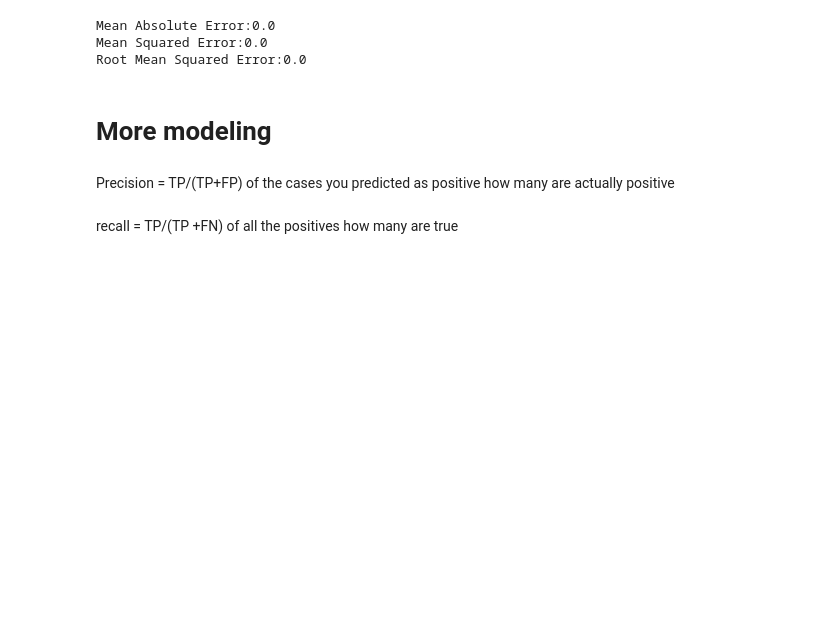
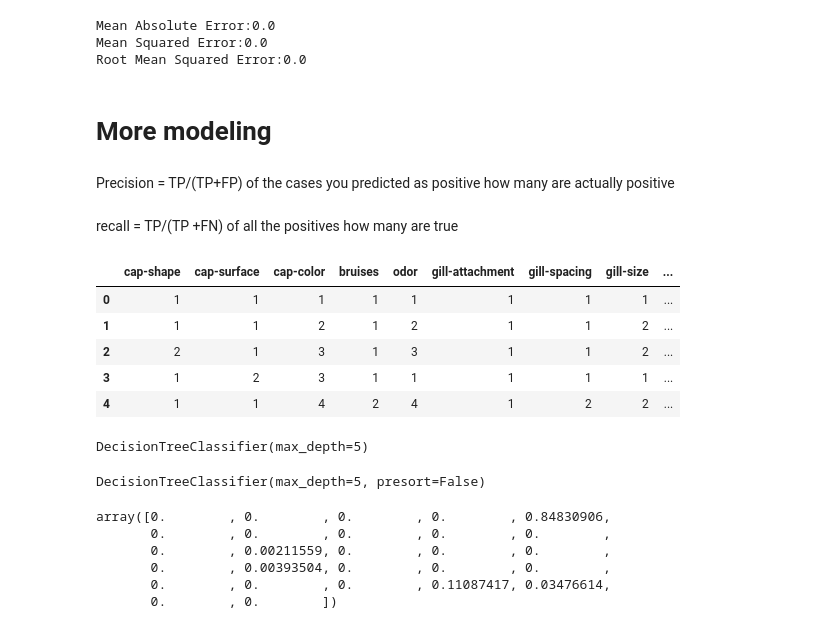
Before and after one commit to raizelistaken/Classification_project3, a Jupyter notebook: Tuesday.ipynb, the cells around one changed output. Saved outputs shown, nothing was run; the diff lists cells and outputs as text; code cells hidden in the pictures; blank space fills up the shorter version.

```diff
--- a/Tuesday.ipynb
+++ b/Tuesday.ipynb
@@ -432,3 +435,16 @@ Precision = TP/(TP+FP)
 of the cases you predicted as positive how many are actually positive
 # %% [markdown]
 recall = TP/(TP +FN) of all the positives how many are true
+# %%
+target = df['class']
+classy = df.drop("class", axis=1)
+# %%
+data = pd.get_dummies(classy)
+data.head()
+# %% [output]
+|  | cap-shape | cap-surface | cap-color | bruises | odor | gill-attachment | gill-spacing | gill-size | ... |
+| 0 | 1 | 1 | 1 | 1 | 1 | 1 | 1 | 1 | ... |
+| 1 | 1 | 1 | 2 | 1 | 2 | 1 | 1 | 2 | ... |
+| 2 | 2 | 1 | 3 | 1 | 3 | 1 | 1 | 2 | ... |
+| 3 | 1 | 2 | 3 | 1 | 1 | 1 | 1 | 1 | ... |
+| 4 | 1 | 1 | 4 | 2 | 4 | 1 | 2 | 2 | ... |
@@ -434,0 +453,24 @@ recall = TP/(TP +FN) of all the positives how many are true
+# %%
+# Instantiate and fit a DecisionTreeClassifier
+tree_clf = DecisionTreeClassifier(criterion='gini', max_depth=5)
+tree_clf.fit(data_train, target_train)
+# %% [output]
+DecisionTreeClassifier(max_depth=5)
+# %%
+DecisionTreeClassifier(class_weight=None, criterion='gini', max_depth=5,
+                       max_features=None, max_leaf_nodes=None,
+                       min_impurity_decrease=0.0, min_impurity_split=None,
+                       min_samples_leaf=1, min_samples_split=2,
+                       min_weight_fraction_leaf=0.0, presort=False,
+                       random_state=None, splitter='best')
+# %% [output]
+DecisionTreeClassifier(max_depth=5, presort=False)
+# %%
+tree_clf.feature_importances_
+# %% [output]
+array([0.        , 0.        , 0.        , 0.        , 0.84830906,
+       0.        , 0.        , 0.        , 0.        , 0.        ,
+       0.        , 0.00211559, 0.        , 0.        , 0.        ,
+       0.        , 0.00393504, 0.        , 0.        , 0.        ,
+       0.        , 0.        , 0.        , 0.11087417, 0.03476614,
+       0.        , 0.        ])
```
Also changed, not shown: parts of 16 cells of this notebook, 1 other file.
